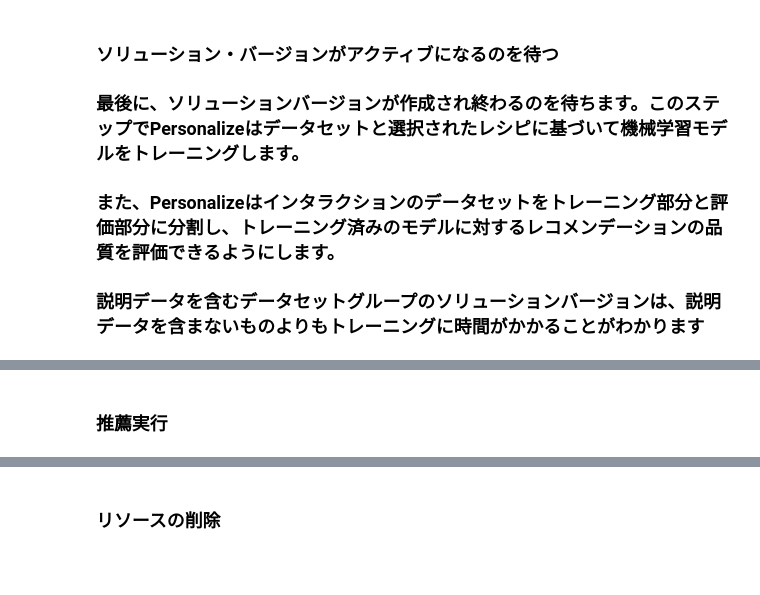
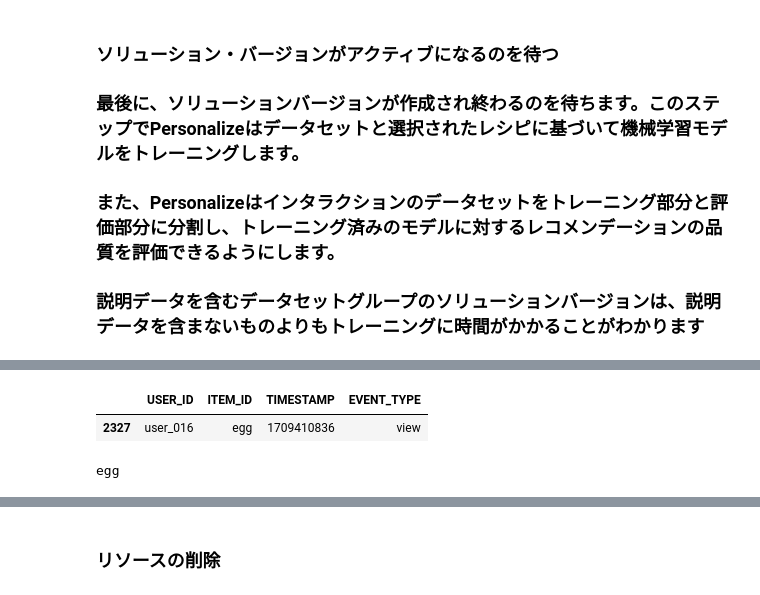
Before and after one commit to KJMAN678/AmazonPersonalize, a Jupyter notebook: notebooks/saggest_word_bought_together.ipynb, the cells around one changed output, grey strips where cells are left out. Drawn from its saved outputs; the diff is of its cells as text; code cells hidden in the pictures; blank space fills up the shorter version.

```diff
--- a/notebooks/saggest_word_bought_together.ipynb
+++ b/notebooks/saggest_word_bought_together.ipynb
@@ -541,2 +504,0 @@ while time.time() < max_time:
-# %% [markdown]
-### 推薦実行
@@ -553,0 +505,6 @@ search_log_count_df.head()
+# %%
+sample_df = search_log_df.sample()
+sample_df.head()
+# %% [output]
+|  | USER_ID | ITEM_ID | TIMESTAMP | EVENT_TYPE |
+| 2327 | user_016 | egg | 1709410836 | view |
@@ -554,5 +518,7 @@ search_log_count_df.head()
 # %%
-search_query = search_log_count_df.sample()["ITEM_ID"].item()
+search_query = sample_df["ITEM_ID"].item()
 print(search_query)
+# %% [output]
+egg
 # %%
 search_log_count_df.query(f'ITEM_ID=="{search_query}"')
```
Also changed, not shown: parts of 32 cells of this notebook, 3 other files.
